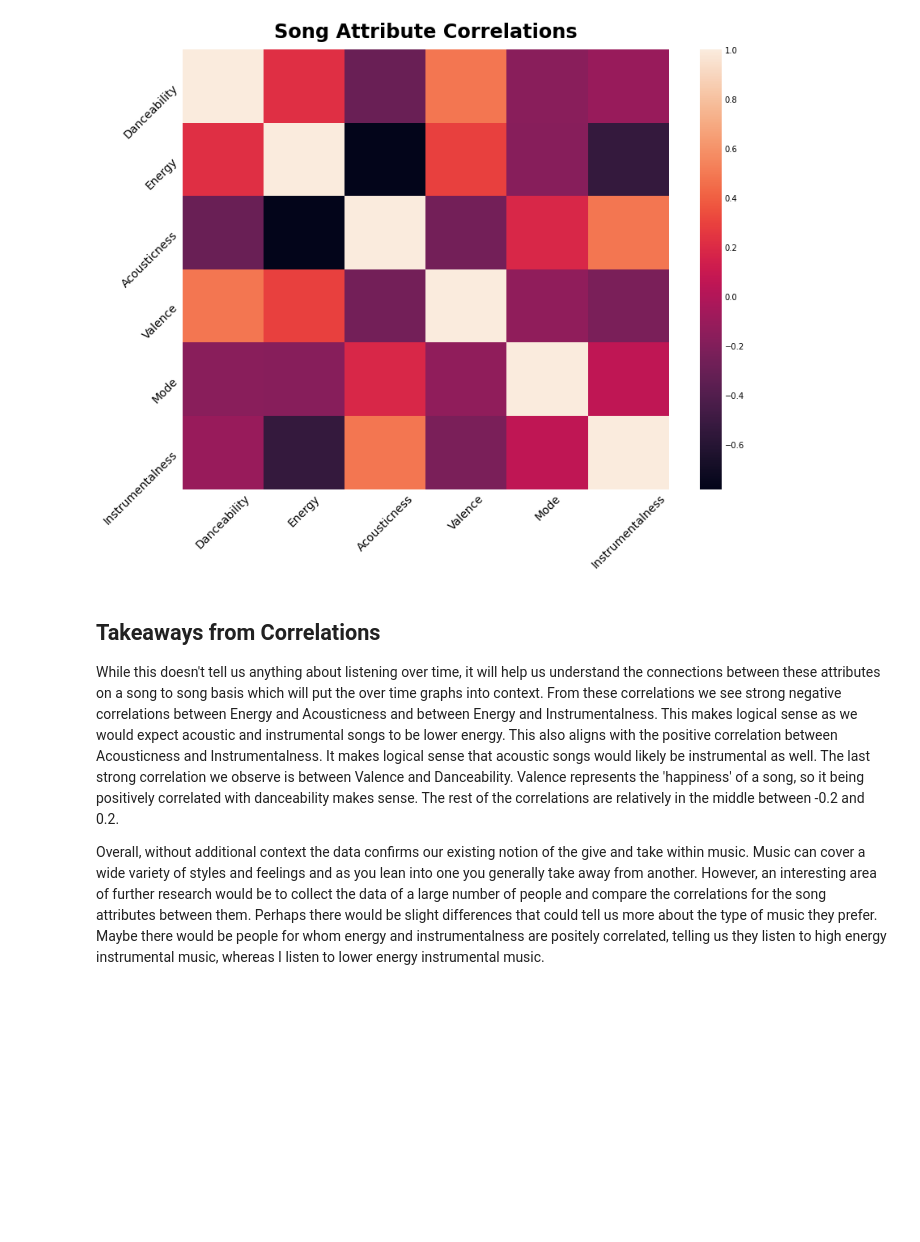
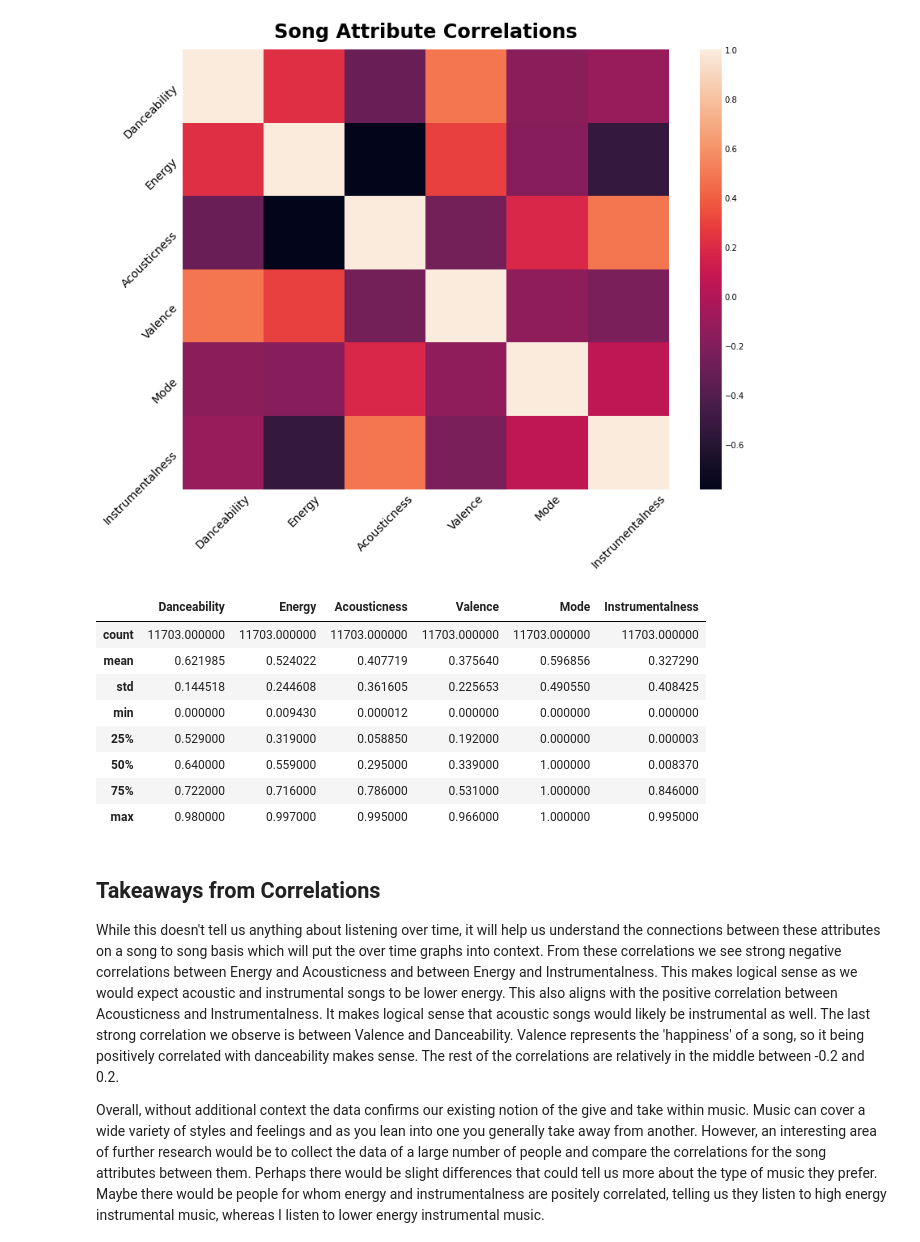
Before and after one commit to ClaytonB-3/spotify_who_am_i, a Jupyter notebook: Spotify Listening History Data Analysis.ipynb, the cells around one changed output. Cells and saved outputs as stored; diff of their text form; code cells hidden in the pictures; blank space fills up the shorter version.

```diff
--- a/Spotify Listening History Data Analysis.ipynb
+++ b/Spotify Listening History Data Analysis.ipynb
@@ -368,6 +368,18 @@ plt.xticks(rotation = 45, fontsize = 14)
 plt.show()
 # %% [output]
 [figure]
+# %%
+all_song_plays_trim[settings.song_attributes].describe()
+# %% [output]
+|  | Danceability | Energy | Acousticness | Valence | Mode | Instrumentalness |
+| count | 11703.000000 | 11703.000000 | 11703.000000 | 11703.000000 | 11703.000000 | 11703.000000 |
+| mean | 0.621985 | 0.524022 | 0.407719 | 0.375640 | 0.596856 | 0.327290 |
+| std | 0.144518 | 0.244608 | 0.361605 | 0.225653 | 0.490550 | 0.408425 |
+| min | 0.000000 | 0.009430 | 0.000012 | 0.000000 | 0.000000 | 0.000000 |
+| 25% | 0.529000 | 0.319000 | 0.058850 | 0.192000 | 0.000000 | 0.000003 |
+| 50% | 0.640000 | 0.559000 | 0.295000 | 0.339000 | 1.000000 | 0.008370 |
+| 75% | 0.722000 | 0.716000 | 0.786000 | 0.531000 | 1.000000 | 0.846000 |
+| max | 0.980000 | 0.997000 | 0.995000 | 0.966000 | 1.000000 | 0.995000 |
 # %% [markdown]
 ## Takeaways from Correlations
 While this doesn't tell us anything about listening over time, it will help us understand the connections between these attributes on a song to song basis which will put the over time graphs into context. From these correlations we see strong negative correlations between Energy and Acousticness and between Energy and Instrumentalness. This makes logical sense as we would expect acoustic and instrumental songs to be lower energy. This also aligns with the positive correlation between Acousticness and Instrumentalness. It makes logical sense that acoustic songs would likely be instrumental as well. The last strong correlation we observe is between Valence and Danceability. Valence represents the 'happiness' of a song, so it being positively correlated with danceability makes sense. The rest of the correlations are relatively in the middle between -0.2 and 0.2. <br>
```
Also changed, not shown: parts of 4 cells of this notebook.
